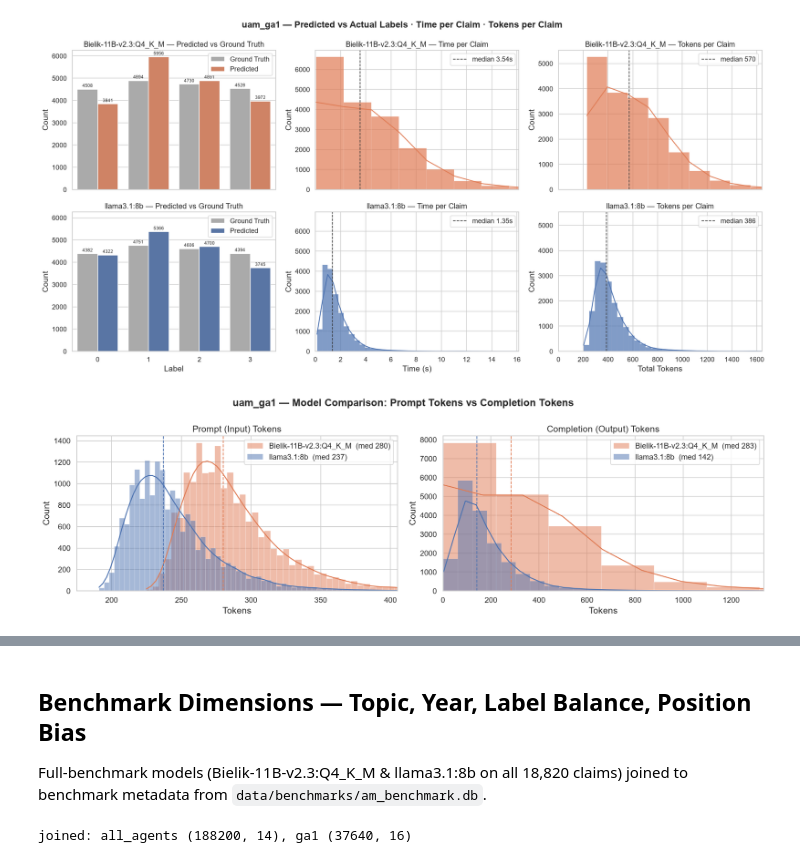
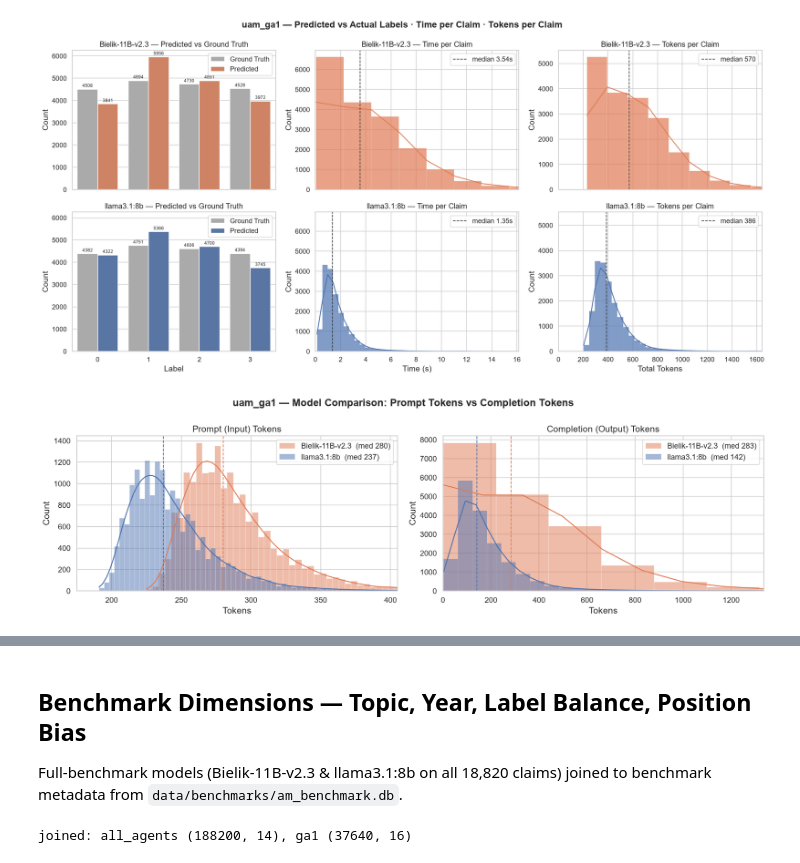
Before and after one commit to Wilsonuep/claims_processing, a Jupyter notebook: notebooks/data_discovery.ipynb, the cells around one changed output, grey strips where cells are left out. Drawn from its saved outputs; the diff is of its cells as text; code cells hidden in the pictures.

```diff
--- a/notebooks/data_discovery.ipynb
+++ b/notebooks/data_discovery.ipynb
@@ -191,7 +191,7 @@ EARLY_CUTOFF = 500
 
 fig, ax = plt.subplots(figsize=(14, 5))
 
-for model in ['Bielik-11B-v2.3:Q4_K_M', 'llama3.1:8b']:
+for model in ['Bielik-11B-v2.3', 'llama3.1:8b']:
     grp = (ga1[ga1.model == model]
            .sort_values('created_at')
            .reset_index(drop=True))
@@ -226,7 +226,7 @@ fig, axes = plt.subplots(2, 1, figsize=(14, 8), sharey=True)
 fig.suptitle('uam_ga1 — Inference Time Across the Evaluation Run',
              fontsize=16, fontweight='bold')
 
-for i, model in enumerate(['Bielik-11B-v2.3:Q4_K_M', 'llama3.1:8b']):
+for i, model in enumerate(['Bielik-11B-v2.3', 'llama3.1:8b']):
     grp = (ga1[ga1.model == model]
            .sort_values('created_at')
            .reset_index(drop=True))
@@ -257,7 +257,7 @@ WINDOW = 300
 
 fig, ax = plt.subplots(figsize=(14, 5))
 
-for model in ['Bielik-11B-v2.3:Q4_K_M', 'llama3.1:8b']:
+for model in ['Bielik-11B-v2.3', 'llama3.1:8b']:
     grp = (ga1[ga1.model == model]
            .sort_values('claim_id')
            .reset_index(drop=True))
@@ -383,7 +383,7 @@ fig, axes = plt.subplots(2, 3, figsize=(18, 9),
 fig.suptitle('uam_ga1 — Predicted vs Actual Labels · Time per Claim · Tokens per Claim',
              fontsize=16, fontweight='bold')
 
-for row, model in enumerate(['Bielik-11B-v2.3:Q4_K_M', 'llama3.1:8b']):
+for row, model in enumerate(['Bielik-11B-v2.3', 'llama3.1:8b']):
     grp   = ga1_valid[ga1_valid.model == model]
     color = PALETTE[model]
 
@@ -434,7 +434,7 @@ for col in range(3):
 plt.tight_layout()
 plt.show()
 # %% [output]
-[figure, old version]
+[figure, new version]
 # %%
 # ── Graph 8 ── Prompt vs Completion tokens: Bielik vs llama
 # Thickness = variance: wide distribution means the model's output length varies
@@ -445,35 +445,35 @@ p99_completion = ga1_valid['completion_tokens'].quantile(0.99)
 XLIMS = {
     'prompt_tokens':     (175, p99_prompt),      # cut left tail (fixed system prompt floor)
     'completion_tokens': (0,   p99_completion),
 }
 
 fig, axes = plt.subplots(1, 2, figsize=(16, 5))
 fig.suptitle('uam_ga1 — Model Comparison: Prompt Tokens vs Completion Tokens',
              fontsize=16, fontweight='bold')
 
 for col, (token_col, title) in enumerate([
     ('prompt_tokens',     'Prompt (Input) Tokens'),
     ('completion_tokens', 'Completion (Output) Tokens'),
 ]):
     ax = axes[col]
-    for model in ['Bielik-11B-v2.3:Q4_K_M', 'llama3.1:8b']:
+    for model in ['Bielik-11B-v2.3', 'llama3.1:8b']:
         grp = ga1_valid[ga1_valid.model == model]
         med = grp[token_col].median()
         sns.histplot(data=grp, x=token_col, bins=150, kde=True,
                      color=PALETTE[model], alpha=0.5,
                      label=f'{model}  (med {med:.0f})', ax=ax)
         ax.axvline(med, color=PALETTE[model], linewidth=1.2, linestyle='--')
 
     ax.set_xlim(*XLIMS[token_col])
     ax.set_title(title, fontsize=14)
     ax.set_xlabel('Tokens')
     ax.set_ylabel('Count')
     ax.legend(fontsize=12)
 
 plt.tight_layout()
 plt.show()
 # %% [output]
-[figure, old version]
+[figure, new version]
 # %%
 pd.read_sql_query("""
     SELECT
@@ -511,7 +511,7 @@ pd.read_sql_query("""
 | 27 | uam_ga_web_tool_arch__qwen2.5-7b | qwen2.5:7b | 4000 | 23.32 | 9409483 | 1798.6 | 553.8 | ... |
 # %% [markdown]
 ## Benchmark Dimensions — Topic, Year, Label Balance, Position Bias
-Full-benchmark models (Bielik-11B-v2.3:Q4_K_M & llama3.1:8b on all 18,820 claims) joined to benchmark metadata from `data/benchmarks/am_benchmark.db`.
+Full-benchmark models (Bielik-11B-v2.3 & llama3.1:8b on all 18,820 claims) joined to benchmark metadata from `data/benchmarks/am_benchmark.db`.
 # %%
 import re, json
 bench_conn = sqlite3.connect("../data/benchmarks/am_benchmark.db")
```
Also changed, not shown: parts of 10 cells of this notebook, 36 other files.
